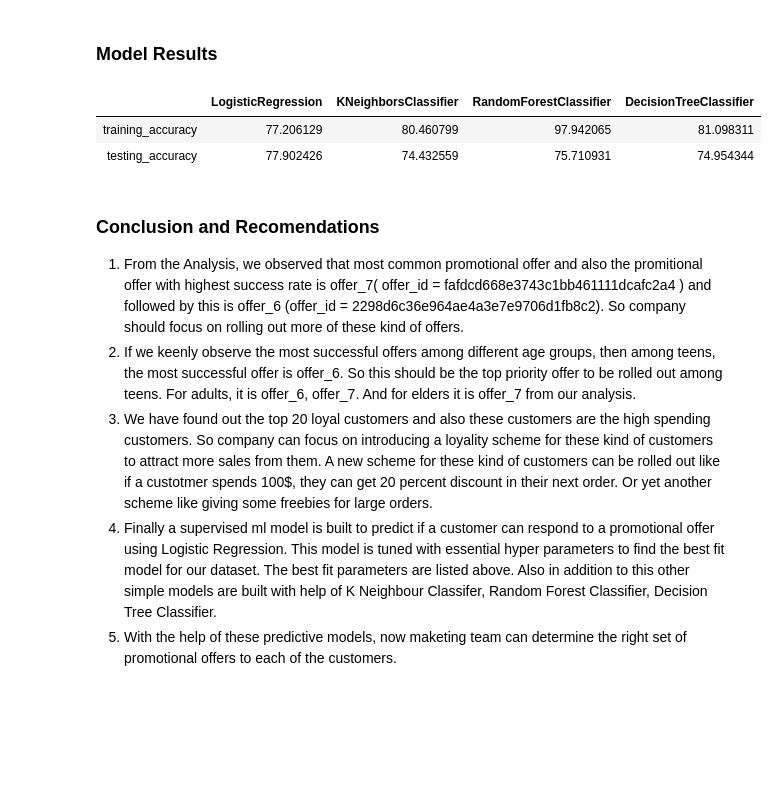
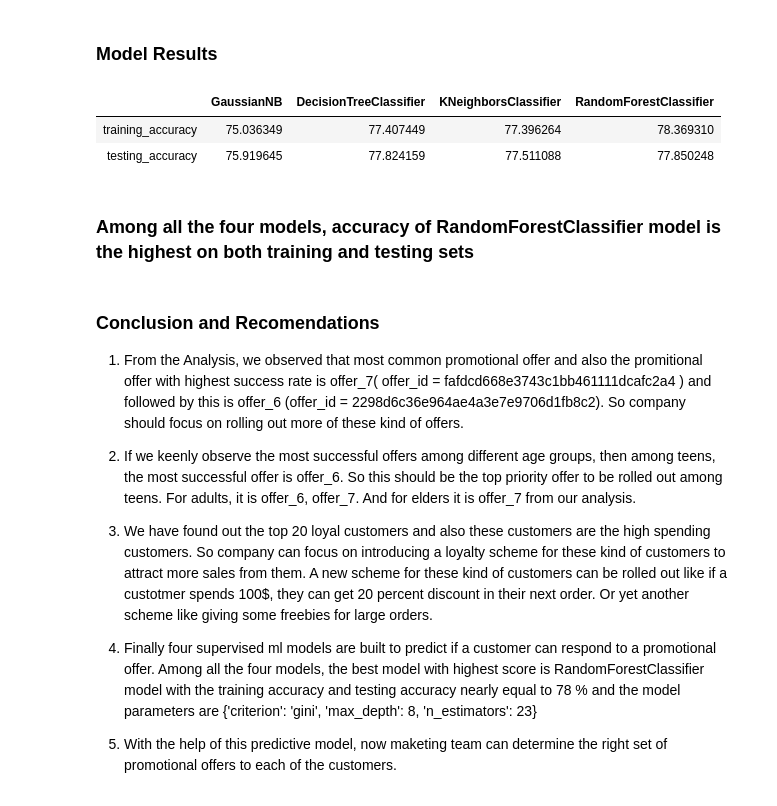
Before and after one commit to Saindra/Starbucks-Capstone-Challenge, a Jupyter notebook: Starbucks_Capstone_notebook.ipynb, the cells around one changed output. Saved outputs shown, nothing was run; the diff lists cells and outputs as text; code cells hidden in the pictures; blank space fills up the shorter version.

Commit message:
Modelling improvement

```diff
--- a/Starbucks_Capstone_notebook.ipynb
+++ b/Starbucks_Capstone_notebook.ipynb
@@ -1015,0 +1040,4 @@ dt.score(xtest,ytest)
+# %%
+grid_kn = GridSearchCV(estimator=kn, param_grid=tree_parameters,cv=5)
+grid_kn_result = grid_kn.fit(xtrain, ytrain)
+grid_kn_result
@@ -1015,0 +1081,3 @@ dt.score(xtest,ytest)
+# %%
+rf0=RandomForestClassifier()
+rf0.fit(xtrain, ytrain)
@@ -1015,0 +1102,11 @@ dt.score(xtest,ytest)
+# %%
+rf=RandomForestClassifier()
+
+parameters = {'criterion':['gini','entropy'],
+              'n_estimators':[11,12,13,15,16,17,18,19,20,21,22,23,24,25,30],
+              'max_depth':[4,5,6,7,8,9,10,11,12,13,14,15,16,20]
+                 }
+# %%
+grid_rf = GridSearchCV(estimator=rf, param_grid=parameters,cv=5)
+grid_rf_result = grid_rf.fit(xtrain, ytrain)
+grid_rf_result
@@ -1016,22 +1150,27 @@ dt.score(xtest,ytest)
 # %% [markdown]
 ### Model Results
 # %%
-models=[lr_best,kn,rf,dt]
+models=[gaussian,grid_dtc_result,grid_kn_result,grid_rf_result]
 training_accuracy = [m.score(xtrain, ytrain)*100 for m in models]
 testing_accuracy= [m.score(xtest, ytest)*100 for m in models]
-columns=['LogisticRegression','KNeighborsClassifier','RandomForestClassifier','DecisionTreeClassifier']
+columns=['GaussianNB','DecisionTreeClassifier','KNeighborsClassifier','RandomForestClassifier']
 index=['training_accuracy','testing_accuracy']
 
 model_results=pd.DataFrame([training_accuracy,testing_accuracy],index=index,columns=columns)
 model_results
 # %% [output]
-|  | LogisticRegression | KNeighborsClassifier | RandomForestClassifier | DecisionTreeClassifier |
-| training_accuracy | 77.206129 | 80.460799 | 97.942065 | 81.098311 |
-| testing_accuracy | 77.902426 | 74.432559 | 75.710931 | 74.954344 |
+|  | GaussianNB | DecisionTreeClassifier | KNeighborsClassifier | RandomForestClassifier |
+| training_accuracy | 75.036349 | 77.407449 | 77.396264 | 78.369310 |
+| testing_accuracy | 75.919645 | 77.824159 | 77.511088 | 77.850248 |
+# %% [markdown]
+### Among all the four models, accuracy of RandomForestClassifier model is the highest on both training and testing sets
 # %% [markdown]
 ### Conclusion and Recomendations
 1. From the Analysis, we observed that most common promotional offer and also the promitional offer with highest success rate is offer_7( offer_id = fafdcd668e3743c1bb461111dcafc2a4 ) and followed by this is offer_6 (offer_id = 2298d6c36e964ae4a3e7e9706d1fb8c2). So company should focus on rolling out more of these kind of offers.
+
 2. If we keenly observe the most successful offers among different age groups, then among teens, the most successful offer is offer_6. So this should be the top priority offer to be rolled out among teens. For adults, it is offer_6, offer_7. And for elders it is offer_7 from our analysis.
-3. We have found out the top 20 loyal customers and also these customers are the high spending customers. So company can focus on introducing a loyality scheme for these kind of customers to attract more sales from them. A new scheme for these kind of customers can be rolled out like if a custotmer spends 100$, they can get 20 percent discount in their next order. Or yet another scheme like giving some freebies for large orders.
-4. Finally a supervised ml model is built to predict if a customer can respond to a promotional offer using Logistic Regression. This model is tuned with essential hyper parameters to find the best fit model for our dataset. The best fit parameters are listed above. Also in addition to this other simple models are built with help of K Neighbour Classifer, Random Forest Classifier, Decision Tree Classifier.
-5. With the help of these predictive models, now maketing team can determine the right set of promotional offers to each of the customers.
+
+3. We have found out the top 20 loyal customers and also these customers are the high spending customers. So company can focus on introducing a loyalty scheme for these kind of customers to attract more sales from them. A new scheme for these kind of customers can be rolled out like if a custotmer spends 100$, they can get 20 percent discount in their next order. Or yet another scheme like giving some freebies for large orders.
+
+4. Finally four supervised ml models are built to predict if a customer can respond to a promotional offer. Among all the four models, the best model with highest score is RandomForestClassifier model with the training accuracy and testing accuracy nearly equal to 78 % and the model parameters are {'criterion': 'gini', 'max_depth': 8, 'n_estimators': 23}
+5. With the help of this predictive model, now maketing team can determine the right set of promotional offers to each of the customers.
```
Also changed, not shown: parts of 57 cells of this notebook.
